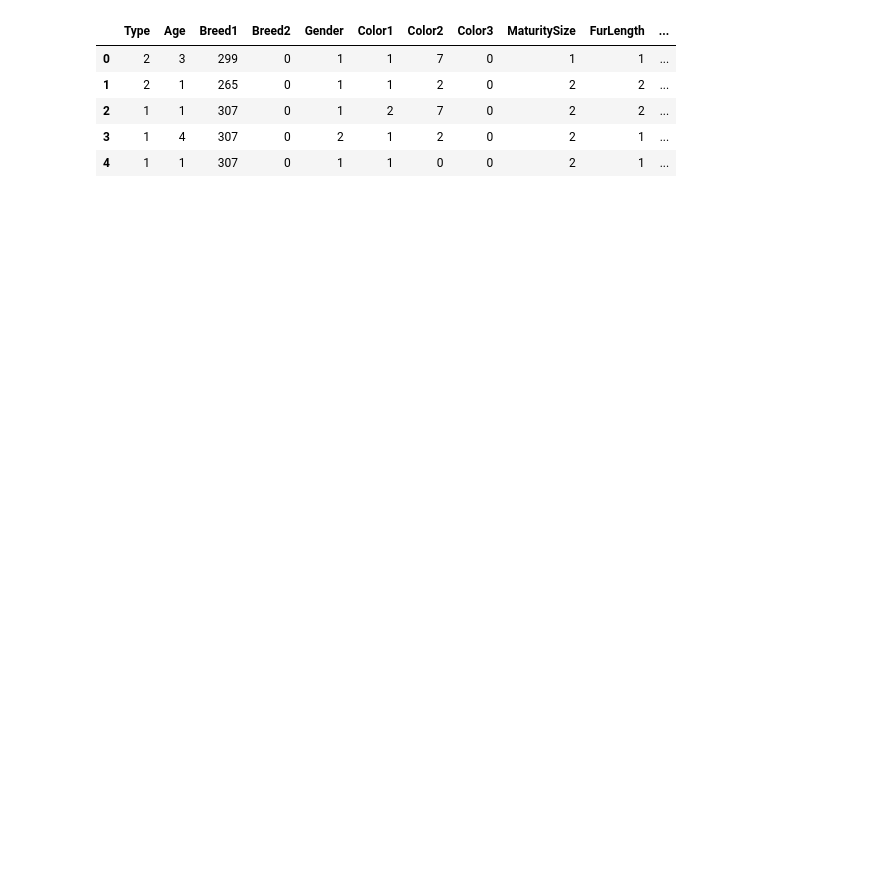
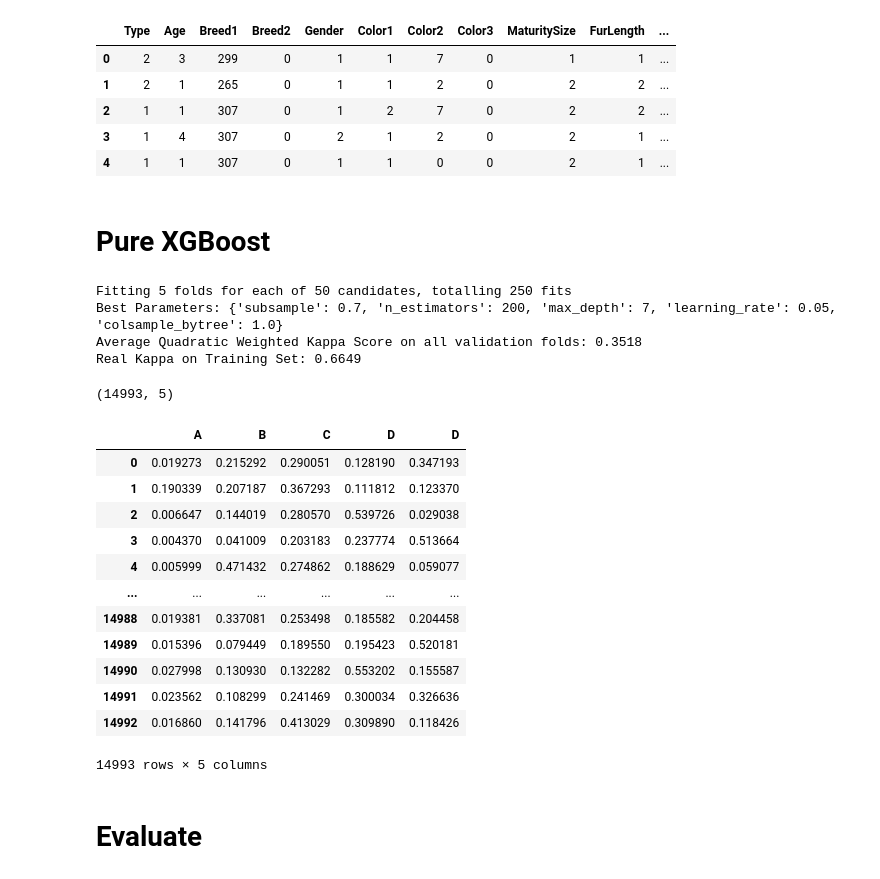
Before and after one commit to Elite1N/AdoptMe, a Jupyter notebook: baseline/baseline_experimental.ipynb, the cells around one changed output. Cells and saved outputs as stored; diff of their text form; code cells hidden in the pictures; blank space fills up the shorter version.

Commit message:
finish up tuned xgboost for tabular data, make .py for tabular model

```diff
--- a/baseline/baseline_experimental.ipynb
+++ b/baseline/baseline_experimental.ipynb
@@ -44,5 +47,7 @@ from sklearn.dummy import DummyClassifier
 dummy_clf = DummyClassifier(strategy="most_frequent")
 dummy_clf.fit(X_train, y_train)
 prediction_dummy = dummy_clf.predict(X_test)
+# %% [markdown]
+# Pure XGBoost
 # %%
 # XGBoost (Basic)
@@ -61,7 +64,65 @@ xgb_clf.fit(X_train, y_train)
 prediction_xgb = xgb_clf.predict(X_test)
 # %%
 # XGBoost (Tuned)
-import xgboost as xgb
+parameters = {
+    'n_estimators': [50, 100, 200],
+    'learning_rate': [0.01, 0.05, 0.1, 0.2],
+    'max_depth': [5, 7, 9, 12],
+    'subsample': [0.7, 0.8, 0.9, 1.0],
+    'colsample_bytree': [0.6, 0.7, 0.8, 0.9, 1.0]
+}
+
+rscv = RandomizedSearchCV(
+    estimator=xgb.XGBClassifier(objective="multi:softprob", # softmax only return the winning class, this will return a vector we want
+                                eval_metric = "mlogloss"), # validation metric for early stoppage in training
+    param_distributions=parameters,
+    scoring=make_scorer(cohen_kappa_score, weights='quadratic'), # Decider for best model from rscv
+    n_iter=50, # Try n random combinations
+    cv=5,
+    verbose=1,
+    random_state=42,
+    n_jobs=-1 # Parallel processing
+)
+
+rscv.fit(X_train, y_train)
+print (f"Best Parameters: {rscv.best_params_}")
+print (f"Average Quadratic Weighted Kappa Score on all validation folds: {rscv.best_score_:.4f}")
+xgb_bestmodel = rscv.best_estimator_
+prediction_xgb_best = xgb_bestmodel.predict(X_test) # Get class prediction
+probs_xgb_best = xgb_bestmodel.predict_proba(X_test) # Get probs for all classes
+
+prediction_train = xgb_bestmodel.predict(X_train)
+print(f"Real Kappa on Training Set: {cohen_kappa_score(prediction_train, y_train, weights='quadratic'):.4f}")
+# %% [output]
+Fitting 5 folds for each of 50 candidates, totalling 250 fits
+Best Parameters: {'subsample': 0.7, 'n_estimators': 200, 'max_depth': 7, 'learning_rate': 0.05, 'colsample_bytree': 1.0}
+Average Quadratic Weighted Kappa Score on all validation folds: 0.3518
+Real Kappa on Training Set: 0.6649
+# %%
+# Get the probs of each target label for train.csv -> test ensemble
+probs_tabular = xgb_bestmodel.predict_proba(X)
+print(probs_tabular.shape)
+
+probs_tabular_df = pd.DataFrame(probs_tabular)
+probs_tabular_df.columns = ['label0_tabular', 'label1_tabular', "label2_tabular", "label3_tabular", "label4_tabular"]
+probs_tabular_df
+# %% [output]
+(14993, 5)
+|  | A | B | C | D | D |
+| 0 | 0.019273 | 0.215292 | 0.290051 | 0.128190 | 0.347193 |
+| 1 | 0.190339 | 0.207187 | 0.367293 | 0.111812 | 0.123370 |
+| 2 | 0.006647 | 0.144019 | 0.280570 | 0.539726 | 0.029038 |
+| 3 | 0.004370 | 0.041009 | 0.203183 | 0.237774 | 0.513664 |
+| 4 | 0.005999 | 0.471432 | 0.274862 | 0.188629 | 0.059077 |
+| ... | ... | ... | ... | ... | ... |
+| 14988 | 0.019381 | 0.337081 | 0.253498 | 0.185582 | 0.204458 |
+| 14989 | 0.015396 | 0.079449 | 0.189550 | 0.195423 | 0.520181 |
+| 14990 | 0.027998 | 0.130930 | 0.132282 | 0.553202 | 0.155587 |
+| 14991 | 0.023562 | 0.108299 | 0.241469 | 0.300034 | 0.326636 |
+| 14992 | 0.016860 | 0.141796 | 0.413029 | 0.309890 | 0.118426 |
+14993 rows × 5 columns
+# %% [markdown]
+# Evaluate
 # %%
 from sklearn.metrics import cohen_kappa_score, accuracy_score
 
```
Also changed, not shown: parts of 6 cells of this notebook, 1 other file.
